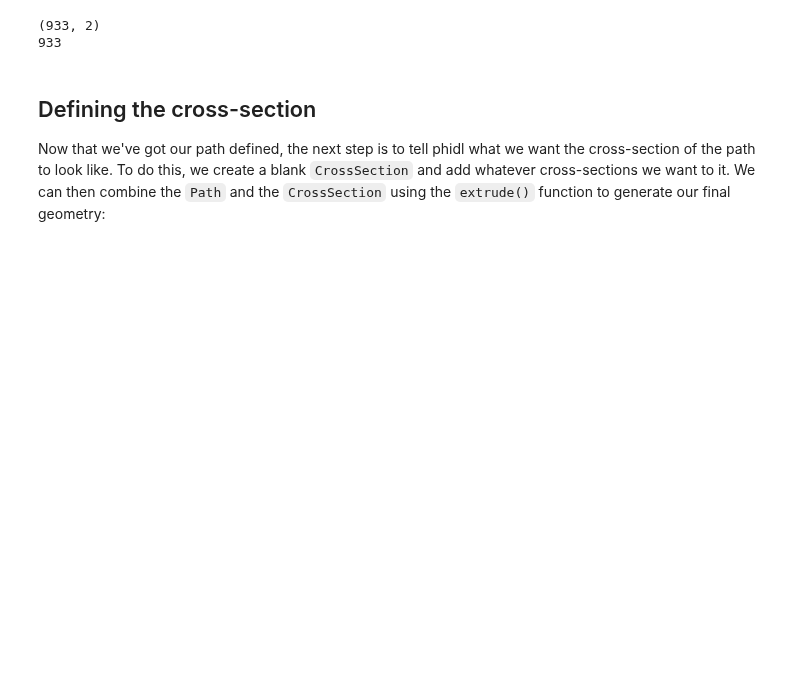
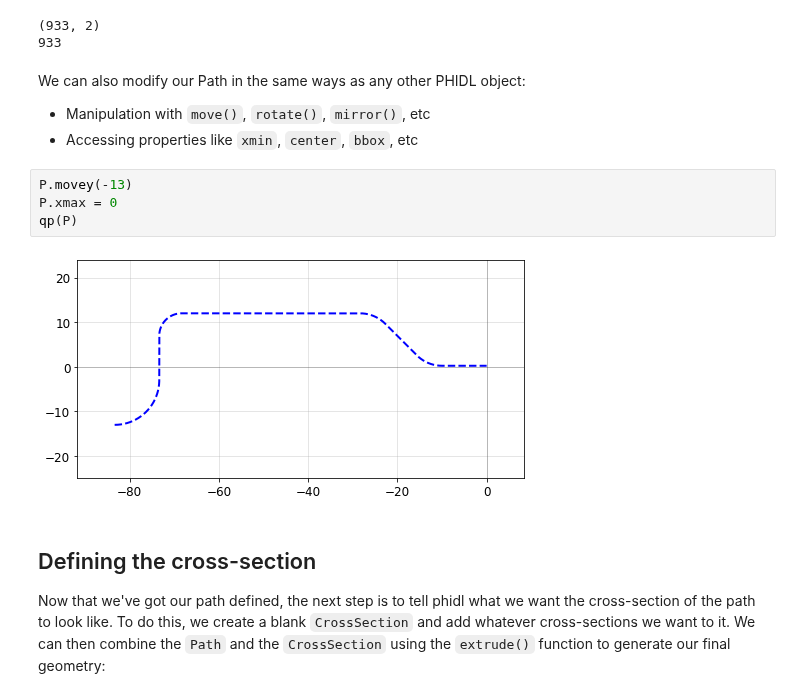
Before and after one commit to amccaugh/phidl, a Jupyter notebook: docs/tutorials/waveguides.ipynb, the cells around one changed output. Cells and saved outputs as stored; diff of their text form; blank space fills up the shorter version.

```diff
--- a/docs/tutorials/waveguides.ipynb
+++ b/docs/tutorials/waveguides.ipynb
@@ -48,6 +48,17 @@ print(len(P))                # Equivalently, use len(P) to see how many points a
 # %% [output]
 (933, 2)
 933
+# %% [markdown]
+We can also modify our Path in the same ways as any other PHIDL object:
+
+- Manipulation with `move()`, `rotate()`, `mirror()`, etc
+- Accessing properties like `xmin`, `center`, `bbox`, etc
+# %%
+P.movey(-13)
+P.xmax = 0
+qp(P)
+# %% [output]
+[figure, added]
 # %% [markdown]
 ## Defining the cross-section
 
```
Also changed, not shown: parts of 14 cells of this notebook.
